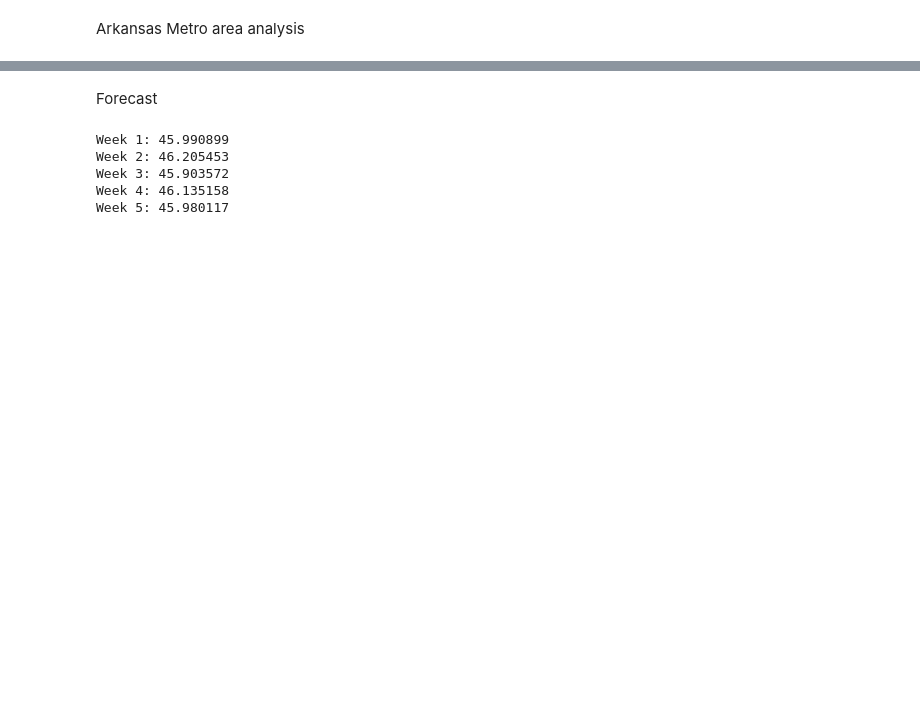
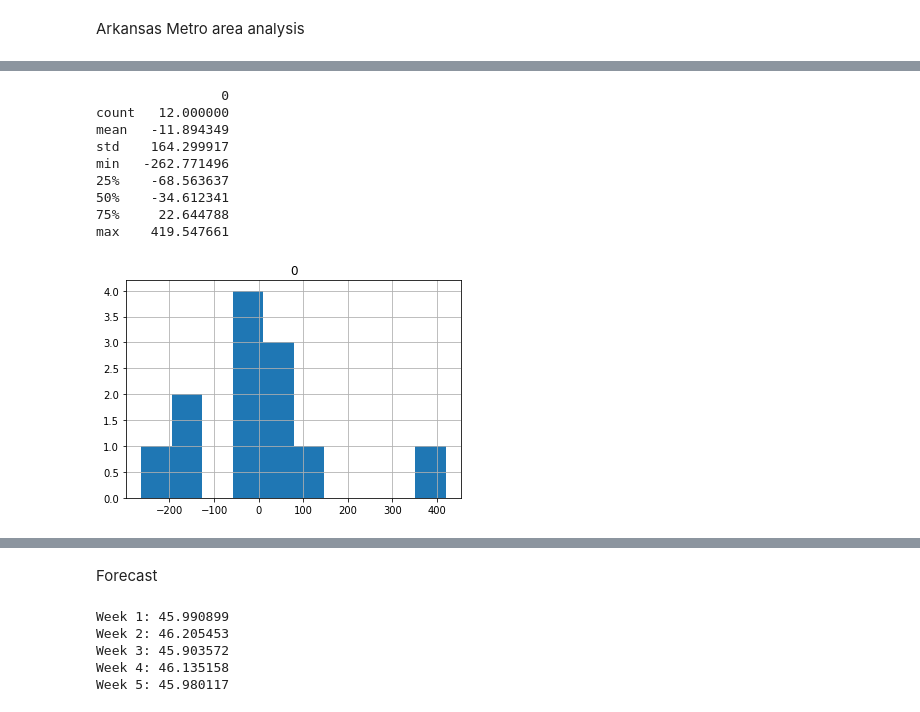
Before and after one commit to vksyr/IST718, a Jupyter notebook: Lab2.ipynb, the cells around one changed output, grey strips where cells are left out. Cells and saved outputs as stored; diff of their text form; code cells hidden in the pictures; blank space fills up the shorter version.

```diff
--- a/Lab2.ipynb
+++ b/Lab2.ipynb
@@ -252,8 +42,0 @@ history = [x for x in train]
-# %%
-# create a differenced series
-def difference(dataset, interval=1):
-	diff = list()
-	for i in range(interval, len(dataset)):
-		value = dataset[i] - dataset[i - interval]
-		diff.append(value)
-	return diff
@@ -400,0 +242,4 @@ RMSE: 2.183
+# %%
+# backwards fill for nan values
+df = df.fillna(method='bfill')
+#homes = homes.fillna(method='ffill')
@@ -400,0 +307,21 @@ RMSE: 2.183
+# %%
+# residuals
+residuals = [test[i]-predictions[i] for i in range(len(test))]
+residuals = pd.DataFrame(residuals)
+print(residuals.describe())
+# plot
+residuals.hist(ax=pyplot.gca())
+pyplot.show()
+
+# mean: -11.894349
+# %% [output]
+                0
+count   12.000000
+mean   -11.894349
+std    164.299917
+min   -262.771496
+25%    -68.563637
+50%    -34.612341
+75%     22.644788
+max    419.547661
+[figure, added]
```
Also changed, not shown: parts of 47 cells of this notebook, 1 other file.
